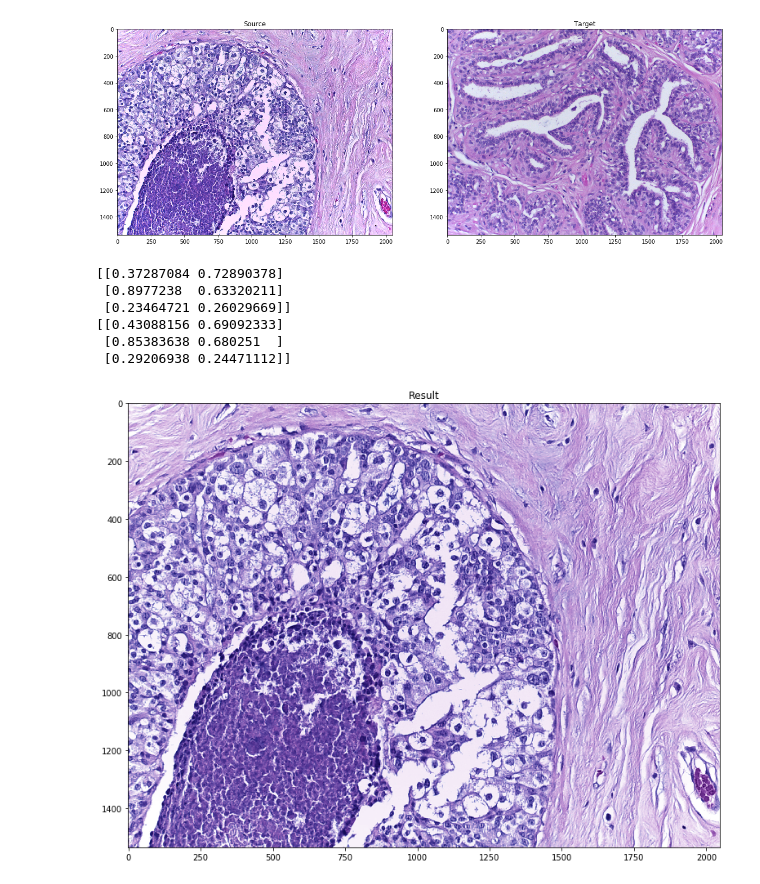
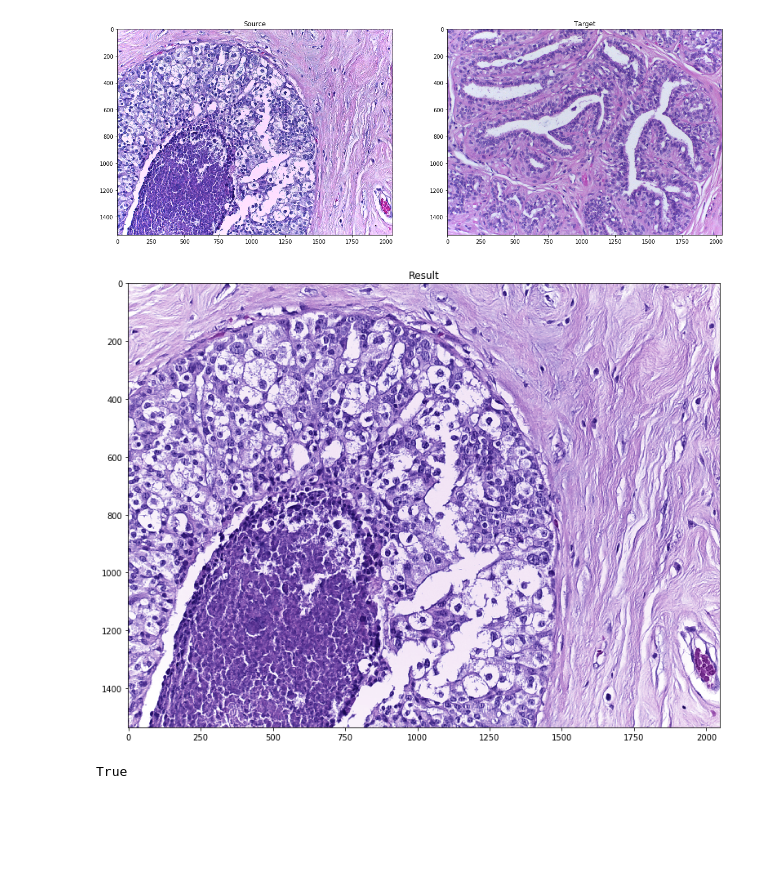
Before and after one commit to xindubawukong/Vahadane, a Jupyter notebook: main.ipynb, the cells around one changed output. Drawn from its saved outputs; the diff is of its cells as text; code cells hidden in the pictures; blank space fills up the shorter version.

```diff
--- a/main.ipynb
+++ b/main.ipynb
@@ -14,9 +14,9 @@ import vahadane as vhd
 The autoreload extension is already loaded. To reload it, use:
   %reload_ext autoreload
 # %%
-SOURCE_PATH = './data/i4.png'
+SOURCE_PATH = './data/i7.png'
 TARGET_PATH = './data/i1.png'
-RESULT_PATH = './output/i2_to_i1.png'
+RESULT_PATH = './output/i7_to_i1.png'
 # %%
 source_image = utils.read_image(SOURCE_PATH)
 target_image = utils.read_image(TARGET_PATH)
@@ -38,16 +38,13 @@ target image size:  (1536, 2048, 3)
 Ws, Hs = vhd.SNMF(source_image)
 Wt, Ht = vhd.SNMF(target_image)
 # %%
-result_image = vhd.SPCN(source_image, Ws, Hs, Wt, Ht)
+img = vhd.SPCN(source_image, Ws, Hs, Wt, Ht)
 plt.figure(figsize=(20.0, 10.0))
 plt.title('Result')
-plt.imshow(result_image)
+plt.imshow(img)
 plt.show()
+img = cv2.cvtColor(img, cv2.COLOR_RGB2BGR)
+cv2.imwrite(RESULT_PATH, img)
 # %% [output]
+[figure]
-[[0.37287084 0.72890378]
- [0.8977238  0.63320211]
- [0.23464721 0.26029669]]
-[[0.43088156 0.69092333]
- [0.85383638 0.680251  ]
- [0.29206938 0.24471112]]
+True
-[figure]
```
Also changed, not shown: 5 other files.
